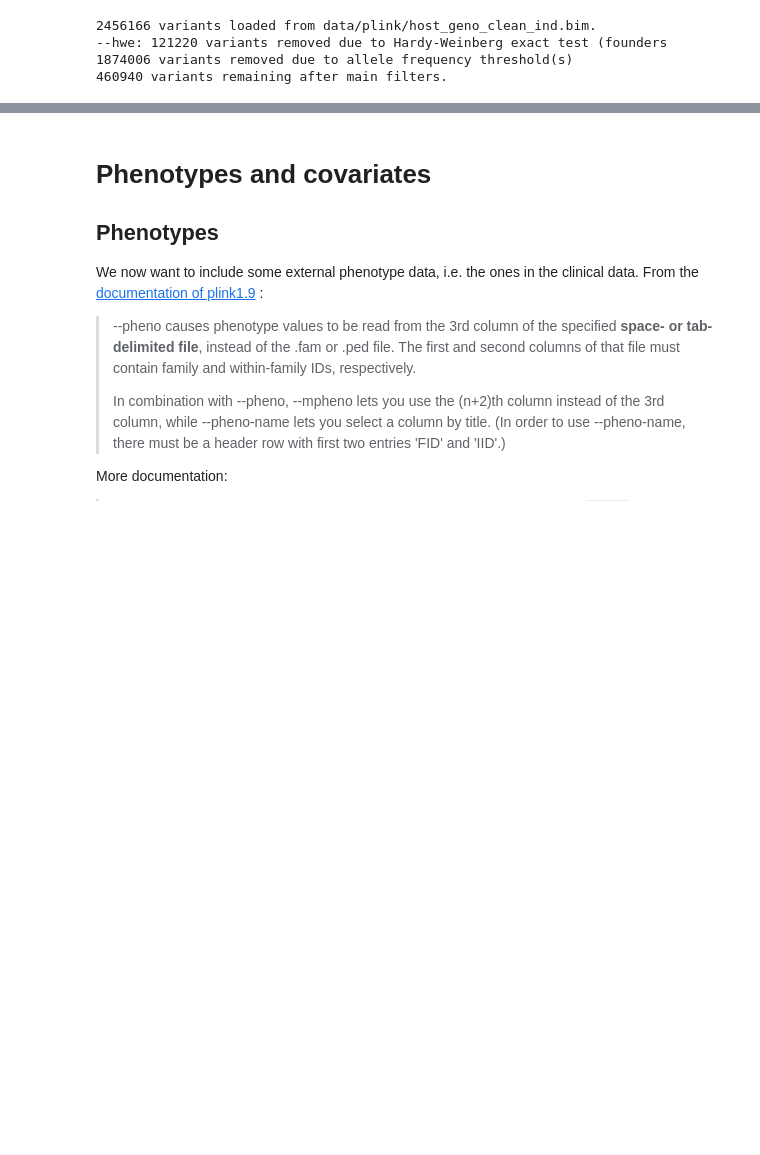
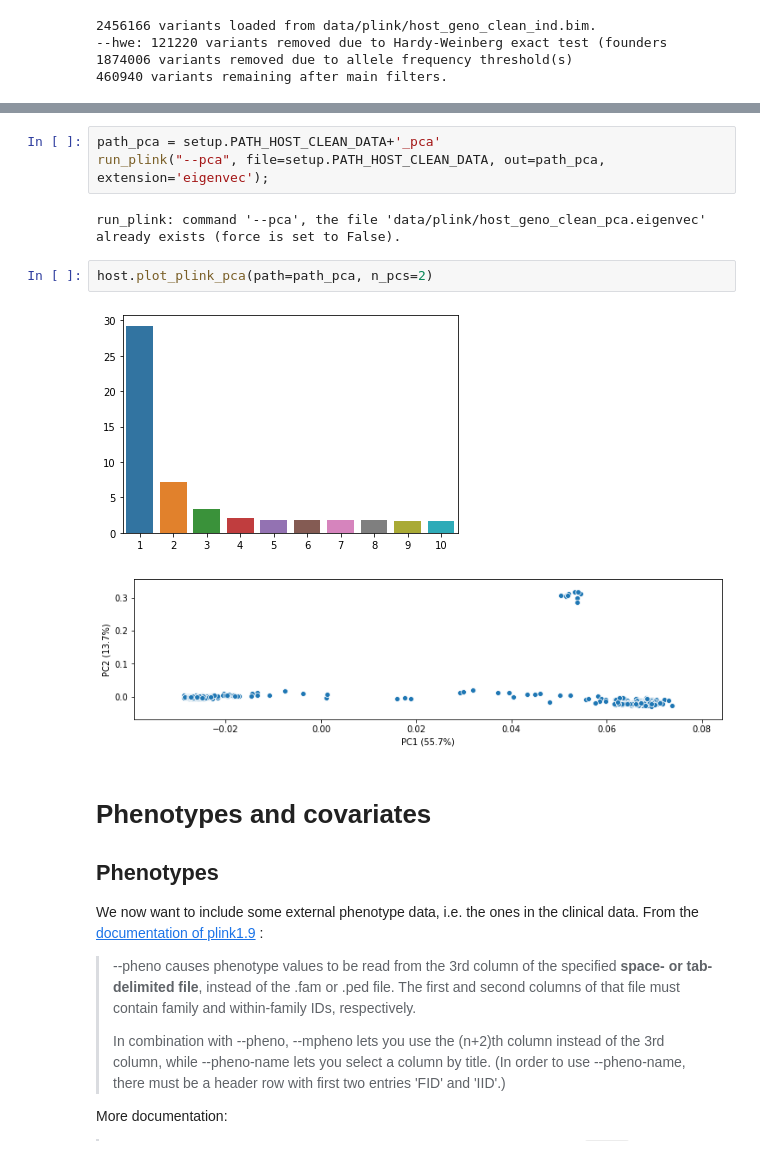
Before and after one commit to matthiaszeller/HBV, a Jupyter notebook: Host genotypes - Data preparation.ipynb, the cells around one changed output, grey strips where cells are left out. Saved outputs shown, nothing was run; the diff lists cells and outputs as text; blank space fills up the shorter version.

```diff
--- a/Host genotypes - Data preparation.ipynb
+++ b/Host genotypes - Data preparation.ipynb
@@ -553,3 +445,13 @@ common.plot_pca(pcs=pcs, pc_plot_height=2, scaled_only=True, n_plots=4)
+# %%
+path_pca = setup.PATH_HOST_CLEAN_DATA+'_pca'
+run_plink("--pca", file=setup.PATH_HOST_CLEAN_DATA, out=path_pca, extension='eigenvec');
+# %% [output]
+run_plink: command '--pca', the file 'data/plink/host_geno_clean_pca.eigenvec' already exists (force is set to False).
+# %%
+host.plot_plink_pca(path=path_pca, n_pcs=2)
+# %% [output]
+[figure, added]
+[figure, added]
 # %% [markdown]
 # Phenotypes and covariates
 
```
Also changed, not shown: parts of 23 cells of this notebook, 2 other files.
